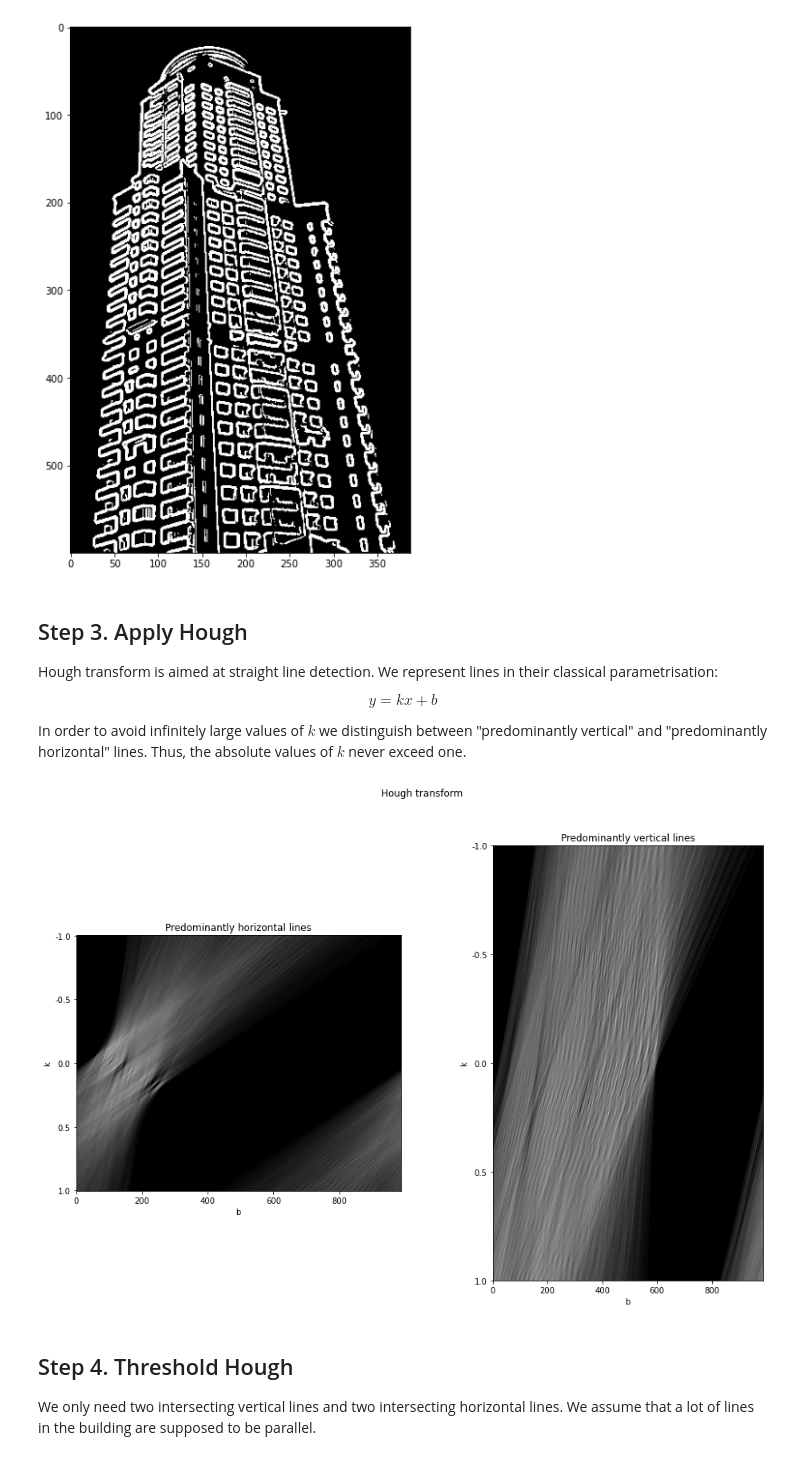
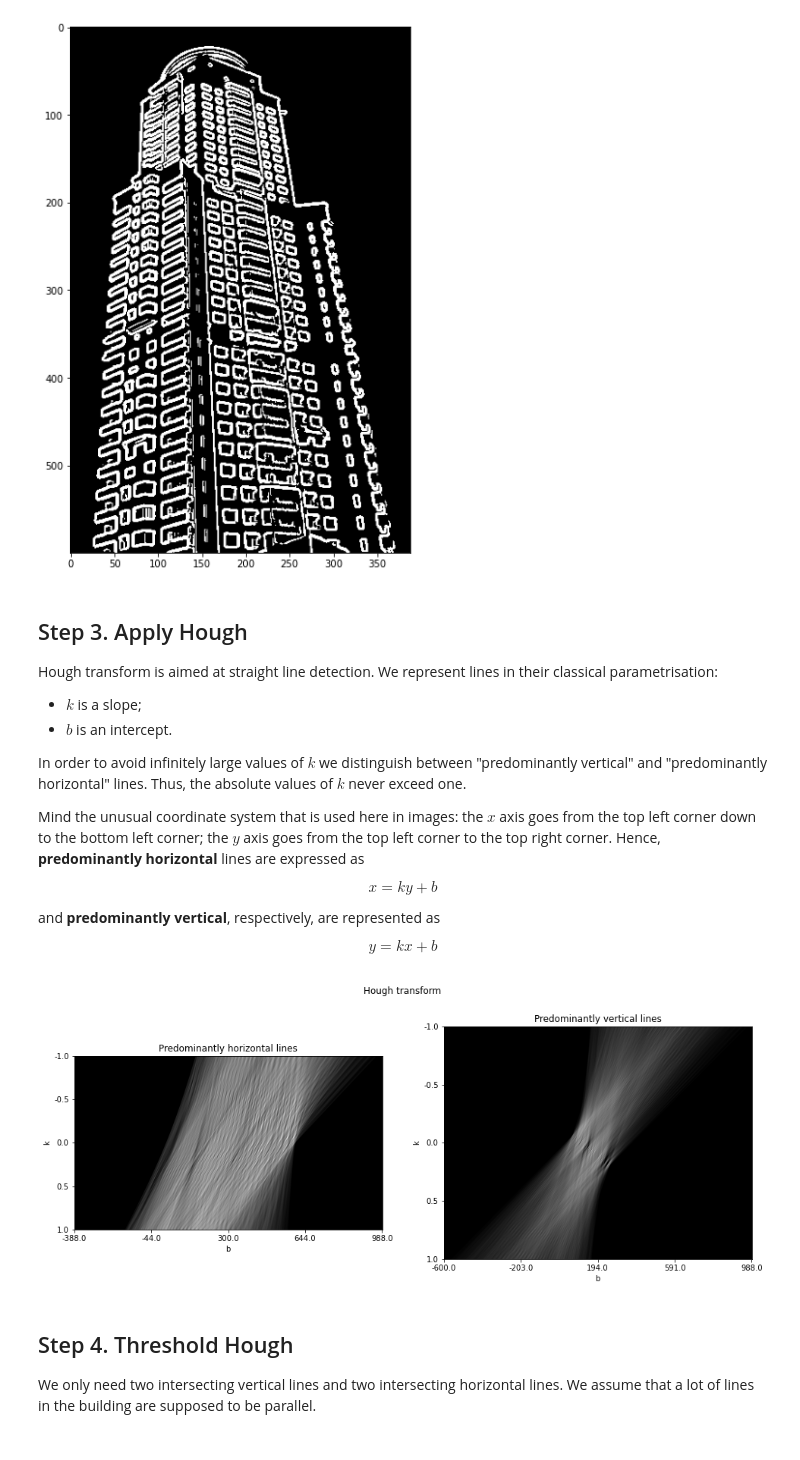
Before and after one commit to jointpoints/perspective-control, a Jupyter notebook: experiments/hough_transform.ipynb, the cells around one changed output. Cells and saved outputs as stored; diff of their text form; code cells hidden in the pictures.

```diff
--- a/experiments/hough_transform.ipynb
+++ b/experiments/hough_transform.ipynb
@@ -94,8 +97,8 @@ render_image(image)
 With $3 \times 3$ Scharr operator.
 # %%
 edges = filters.scharr(filters.gaussian(color.rgb2gray(image), sigma=1))
-edges[np.where(edges > filters.threshold_otsu(edges))] = 255
-edges[np.where(edges != 255)] = 0
+edges[np.where(edges > filters.threshold_otsu(edges))] = 1
+edges[np.where(edges != 1)] = 0
 edges = edges.astype('int')
 # %%
 render_image(edges, grayscale=True)
@@ -106,51 +109,66 @@ render_image(edges, grayscale=True)
 
 Hough transform is aimed at straight line detection. We represent lines in their classical parametrisation:
 
-$$y = kx + b$$
+* $k$ is a slope;
+* $b$ is an intercept.
 
 In order to avoid infinitely large values of $k$ we distinguish between "predominantly vertical" and "predominantly horizontal" lines. Thus, the absolute values of $k$ never exceed one.
+
+Mind the unusual coordinate system that is used here in images: the $x$ axis goes from the top left corner down to the bottom left corner; the $y$ axis goes from the top left corner to the top right corner. Hence, **predominantly horizontal** lines are expressed as
+
+$$x = ky + b$$
+
+and **predominantly vertical**, respectively, are represented as
+
+$$y = kx + b$$
 # %%
-def hough_kb(image):
+def hough_kb(image, verbose=False):
     # 1. Initialise horizontal Hough space
-    hough_h = np.zeros((2 * image.shape[1] + 1, image.shape[0] + image.shape[1]), dtype='int')
+    hough_h = np.zeros((2 * image.shape[1] + 1, image.shape[0] + 2 * image.shape[1]), dtype='int')
     k_step_h = 2 / (hough_h.shape[0] - 1)
     k_h = np.arange(hough_h.shape[0])
     k_true_h = np.arange(-1.0, 1.0 + k_step_h, k_step_h)
     # 2. Initialise vertical Hough space
-    hough_v = np.zeros((2 * image.shape[0] + image.shape[1] + 1, image.shape[0] + image.shape[1]), dtype='int')
+    hough_v = np.zeros((2 * image.shape[0] + 1, 2 * image.shape[0] + image.shape[1]), dtype='int')
     k_step_v = 2 / (hough_v.shape[0] - 1)
     k_v = np.arange(hough_v.shape[0])
     k_true_v = np.arange(-1.0, 1.0 + k_step_v, k_step_v)
     # 3. Saturate Hough spaces
-    for point in np.array(np.where(edges == 255)).T:
-        b = (point[1] - k_true_h * point[0]).astype('int')
-        hough_h[k_h, b] += 1
-        b = (point[0] - k_true_v * point[1]).astype('int')
-        hough_v[k_v, b] += 1
+    for point in np.array(np.where(image != 0)).T:
+        if verbose:
+            print(point)
+        b = (point[0] - k_true_h * point[1] + image.shape[1]).astype('int')
+        hough_h[k_h, b] += image[point[0]][point[1]]
+        b = (point[1] - k_true_v * point[0] + image.shape[0]).astype('int')
+        hough_v[k_v, b] += image[point[0]][point[1]]
     return hough_h, hough_v
 # %%
 hough_h, hough_v = hough_kb(edges)
 # %%
-plot.figure(figsize=(16, 10))
+plot.figure(figsize=(16, 6))
 plot.suptitle('Hough transform')
 
 ax_h = plot.subplot(1, 2, 1)
 ax_h.set_title('Predominantly horizontal lines')
-ax_h.set_yticks(np.linspace(0, 2 * image.shape[1], 5))
+ax_h.set_xticks(np.linspace(0, hough_h.shape[1] - 1, 5))
+ax_h.set_xticklabels(np.linspace(-image.shape[1], image.shape[0] + image.shape[1], 5))
+ax_h.set_yticks(np.linspace(0, hough_h.shape[0] - 1, 5))
 ax_h.set_yticklabels(np.linspace(-1, 1, 5))
 ax_h.set_xlabel('b')
 ax_h.set_ylabel('k')
 ax_h.imshow(hough_h / np.max(hough_h), cmap=plot.cm.gray);
 
 ax_v = plot.subplot(1, 2, 2)
 ax_v.set_title('Predominantly vertical lines')
-ax_v.set_yticks(np.linspace(0, 2 * image.shape[0] + image.shape[1], 5))
+ax_v.set_xticks(np.linspace(0, hough_v.shape[1] - 1, 5))
+ax_v.set_xticklabels(np.linspace(-image.shape[0], image.shape[0] + image.shape[1], 5))
+ax_v.set_yticks(np.linspace(0, hough_v.shape[0] - 1, 5))
 ax_v.set_yticklabels(np.linspace(-1, 1, 5))
 ax_v.set_xlabel('b')
 ax_v.set_ylabel('k')
 ax_v.imshow(hough_v / np.max(hough_v), cmap=plot.cm.gray);
 # %% [output]
-[figure, old version]
+[figure, new version]
 # %% [markdown]
 ## Step 4. Threshold Hough
 
```
Also changed, not shown: parts of 14 cells of this notebook.
